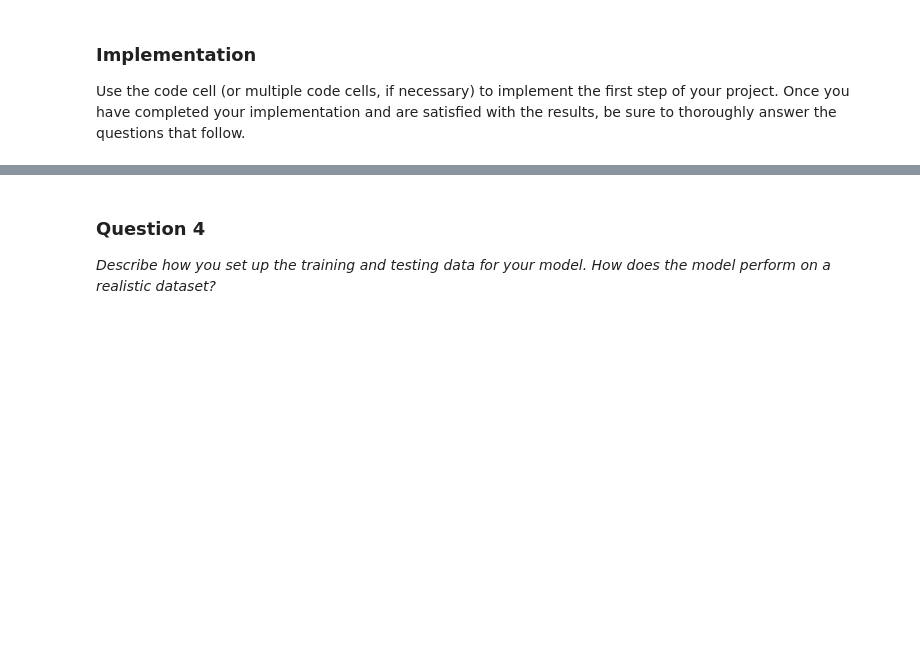
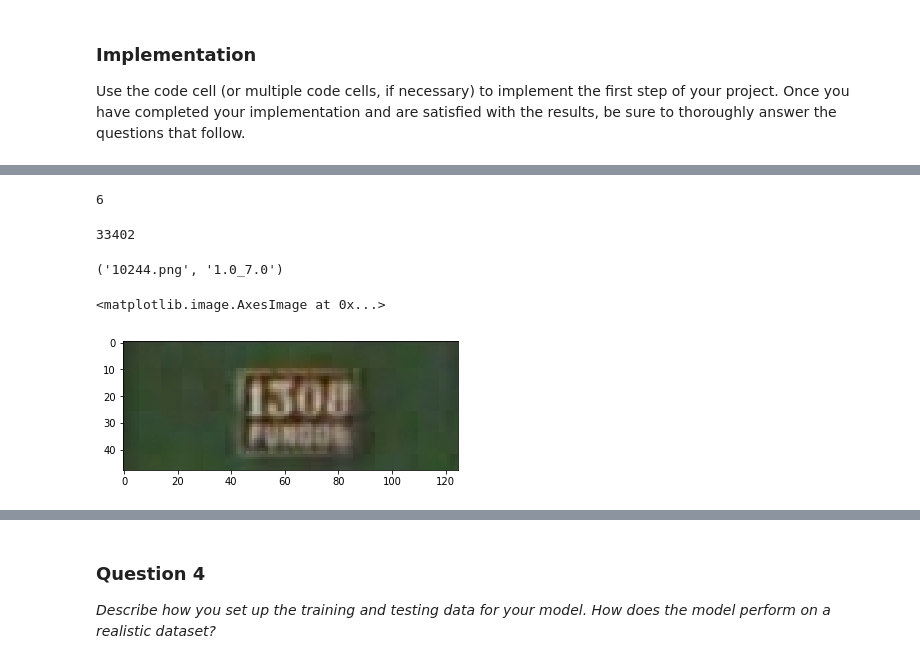
Before and after one commit to samiriff/MLND-digit-recognition, a Jupyter notebook: Copy_of_digit_recognition.ipynb, the cells around one changed output, grey strips where cells are left out. Saved outputs shown, nothing was run; the diff lists cells and outputs as text; code cells hidden in the pictures; blank space fills up the shorter version.

```diff
--- a/Copy_of_digit_recognition.ipynb
+++ b/Copy_of_digit_recognition.ipynb
@@ -1424,0 +1669,17 @@ Use the code cell (or multiple code cells, if necessary) to implement the first
+# %%
+train_df['num_digits'].max()
+# %% [output]
+6
+# %%
+len(train_df)
+# %% [output]
+33402
+# %%
+dummy_img.iloc[1], dummy_labels.iloc[1]
+# %% [output]
+('10244.png', '1.0_7.0')
+# %%
+plt.imshow(cv2.imread('./train/1400.png'))
+# %% [output]
+<matplotlib.image.AxesImage at 0x...>
+[figure, added]
```
Also changed, not shown: parts of 33 cells of this notebook.
